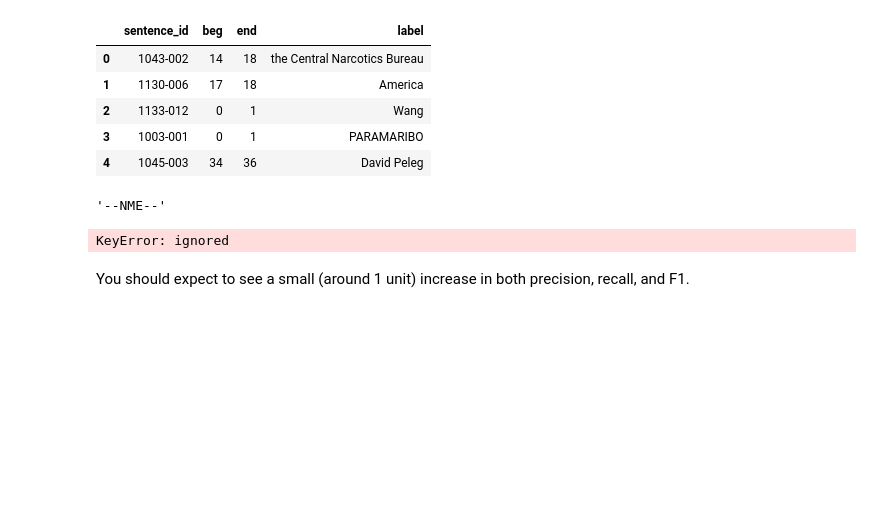
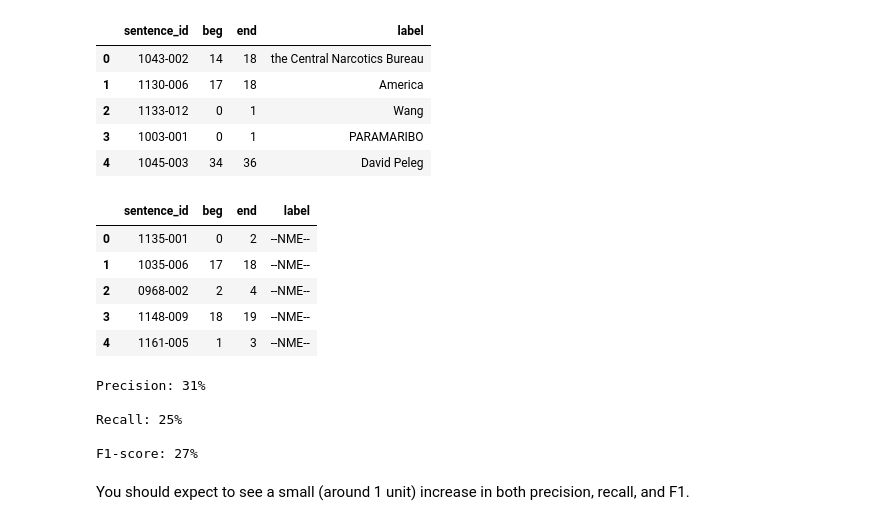
Before and after one commit to oriolgarrobe/Text-Mining, a Jupyter notebook: l5/TM-L5_Erik.ipynb, the cells around one changed output. Saved outputs shown, nothing was run; the diff lists cells and outputs as text; code cells hidden in the pictures; blank space fills up the shorter version.

Commit message:
Problem 6 without Error but no priors

```diff
--- a/l5/TM-L5_Erik.ipynb
+++ b/l5/TM-L5_Erik.ipynb
@@ -471,7 +469,3 @@ df_pred_ent.head()
 | 2 | 1133-012 | 0 | 1 | Wang |
 | 3 | 1003-001 | 0 | 1 | PARAMARIBO |
 | 4 | 1045-003 | 34 | 36 | David Peleg |
-# %%
-NB_dict['the Central Narcotics Bureau']['1043-002']
-# %% [output]
-'--NME--'
@@ -489,12 +477,12 @@ from sklearn.feature_extraction.text import CountVectorizer
 for mention in df_pred_ent.label.unique():
   #mention_id = '_'.join(mention.split(' '))
   if df_contexts.context[df_contexts.mention==mention].shape[0] == 0:
-    for s_id in df_pred_ent.sentence_id[df_pred_ent.label ==mention]:
-      NB_dict[mention] = {s_id : '--NME--'}
+    for s_id in df_pred_ent.sentence_id[df_pred_ent.label ==mention].iteritems():
+      NB_dict[mention][s_id[1]] = '--NME--'
 
   if df_contexts.context[df_contexts.mention==mention].shape[0] == 1:
-    for s_id in df_pred_ent.sentence_id[df_pred_ent.label ==mention]:
-      NB_dict[mention] = {s_id : df_contexts.entity[df_contexts.mention==mention][0]}
+    for s_id in df_pred_ent.sentence_id[df_pred_ent.label ==mention].iteritems():
+      NB_dict[mention][s_id[1]] = df_contexts.entity[df_contexts.mention==mention][0]
 
   if df_contexts.context[df_contexts.mention==mention].shape[0] > 1:
     X = df_contexts.context[df_contexts.mention == mention]
@@ -504,21 +492,32 @@ for mention in df_pred_ent.label.unique():
     pipe.fit(X,y)
 
     for row in df_pred_ent.loc[df_pred_ent.label==mention].itertuples():
-      NB_dict[mention] = {row[1] : pipe.predict(df_dev.sentence[df_dev.sentence_id == row[1]])}
+      NB_dict[mention][row[1]] = pipe.predict(df_dev.sentence[df_dev.sentence_id == row[1]])[0]
 # %%
 def pred_csd(df):
   for row in df.itertuples():
     entity = NB_dict[row[4]][row[1]]
-    yield (row[1], row[2], row[3], entity[0])
+    yield (row[1], row[2], row[3], entity)
 
 csd_pred = set(pred_csd(df_pred_ent))
 df_pred_csd = pd.DataFrame(csd_pred)
 df_pred_csd = df_pred_csd.rename(columns={0: "sentence_id", 1: "beg", 2: "end", 3:'label'})
 df_pred_csd.head()
 # %% [output]
-KeyError: ignored
+|  | sentence_id | beg | end | label |
+| 0 | 1135-001 | 0 | 2 | --NME-- |
+| 1 | 1035-006 | 17 | 18 | --NME-- |
+| 2 | 0968-002 | 2 | 4 | --NME-- |
+| 3 | 1148-009 | 18 | 19 | --NME-- |
+| 4 | 1161-005 | 1 | 3 | --NME-- |
 # %%
 evaluation_report(spans_dev_gold, csd_pred)
+# %% [output]
+Precision: 31%
+
+Recall: 25%
+
+F1-score: 27%
 # %% [markdown]
 You should expect to see a small (around 1&nbsp;unit) increase in both precision, recall, and F1.
 # %% [markdown]
```
Also changed, not shown: parts of 2 cells of this notebook.
